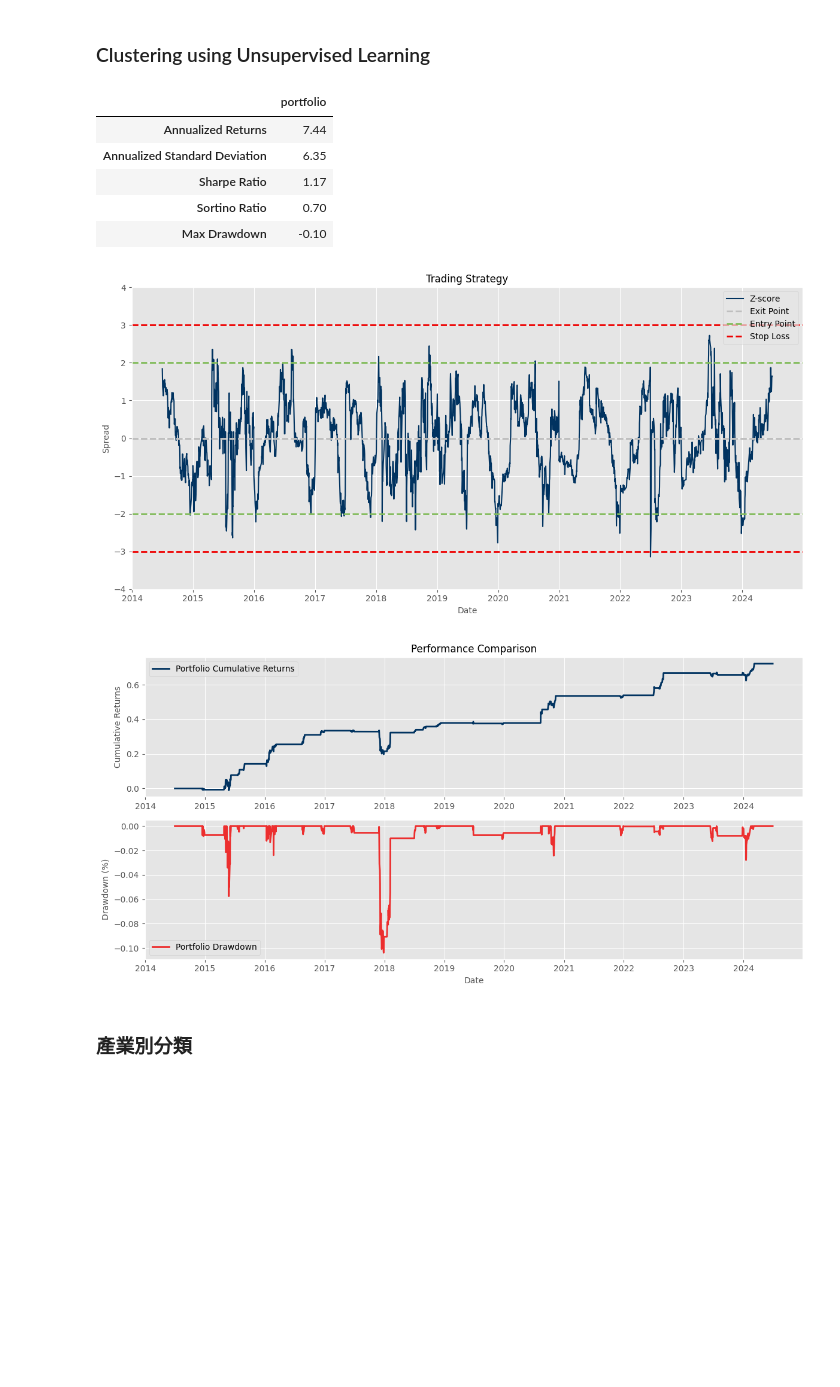
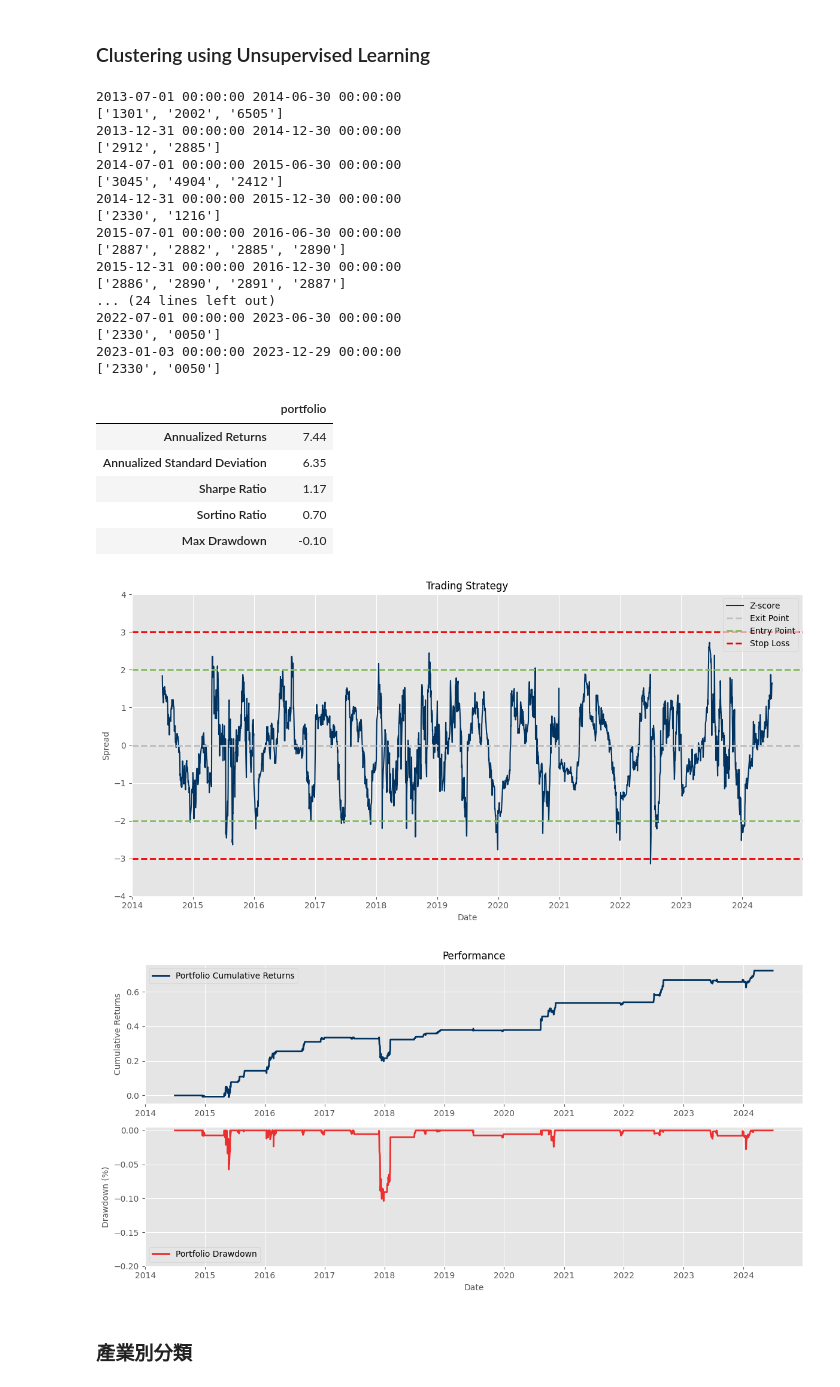
Before and after one commit to Maurice-1008/Pair_code, a Jupyter notebook: main.ipynb, the cells around one changed output. Saved outputs shown, nothing was run; the diff lists cells and outputs as text; code cells hidden in the pictures; blank space fills up the shorter version.

```diff
--- a/main.ipynb
+++ b/main.ipynb
@@ -608,7 +608,7 @@ class Performance:
             plt.plot(_benchmark_cum_rtn.index, _benchmark_cum_rtn, label='Benchmark Cumulative Returns', color='#83bc5c', linewidth=2)
 
         # Formatting
-        plt.title('Performance Comparison', fontsize=12)
+        plt.title('Performance', fontsize=12)
         plt.ylabel('Cumulative Returns', fontsize=10)
         plt.legend(loc='best', framealpha=0.7)
 
@@ -626,6 +626,7 @@ class Performance:
         plt.xlabel('Date', fontsize=10)
         plt.ylabel('Drawdown (%)', fontsize=10)
         plt.legend(loc='best', framealpha=0.7)
+        plt.yticks(np.arange(-0.2, 0.05, 0.05))
 
         plt.tight_layout()
 
@@ -690,7 +691,7 @@ for i in range(1, len(inSample)+1):
             backtest = Backtest(inSample=_inSample, outofSample=_outofSample, entry_point=entry_point, exit_point=exit_point, stop_loss=stop_loss)
             weights[i] = pd.DataFrame({"Asset": selected_columns, "Weight": backtest.weight()}, index=[i]*10)
             zscore[i] = pd.DataFrame({"Z-score": backtest.z_score()}, index = _outofSample.index)
-            signal[i] = pd.DataFrame({"Z-score": backtest.z_score()}, index=_outofSample.index)
+            signal[i] = backtest.signal()
             portfolio[i] = backtest.port_rtn()
 
             cointegrated = True
@@ -723,6 +724,12 @@ plt.ylabel('Values', fontsize=10)
 plt.legend(loc='best', framealpha=0.7)
 plt.tight_layout()  # Optimize layout
 
+# Save results to CSV files
+weights.to_csv('Portfolio_Weights.csv', index=True)
+zscore.to_csv('Zscore.csv', index=True)
+signal.to_csv('Signal.csv', index=True)
+portfolio.to_csv('Portfolio_Return.csv', index=True)
+
 performance = Performance(portfolio = portfolio)
 performance.plot_performance()
 performance.summary_table()
@@ -862,6 +869,9 @@ for i in range(1, len(inSample)+1):
                 index=[i]*len(selected_columns)  # 使用實際選擇的股票數量
             )
 
+            print(inSample[i].index[0], inSample[i].index[-1])
+            print(selected_columns)
+
             zscore[i] = pd.DataFrame({"Z-score": backtest.z_score()}, index = _outofSample.index)
             signal[i] = backtest.signal()
             portfolio[i] = backtest.port_rtn()
@@ -913,34 +923,57 @@ portfolio = pd.concat(portfolio.values(), axis = 0)  # 日報酬
 ### Plot z-score and signals
 plt.figure(figsize=(12, 6))
 
 plt.plot(zscore.index, zscore.iloc[:,0], label='Z-score', color='#013360', linewidth=1.5)
 plt.axhline(y=-exit_point, color='#bfbfbf', linestyle='--', linewidth=2, label='Exit Point')
 plt.axhline(y=exit_point, color='#bfbfbf', linestyle='--', linewidth=2)
 plt.axhline(y=-entry_point, color='#83bc5c', linestyle='--', linewidth=2, label='Entry Point')
 plt.axhline(y=entry_point, color='#83bc5c', linestyle='--', linewidth=2)
 plt.axhline(y=-stop_loss, color='#ee0000', linestyle='--', linewidth=2, label='Stop Loss')
 plt.axhline(y=stop_loss, color='#ee0000', linestyle='--', linewidth=2)
 
 # Formatting
 plt.yticks(np.arange(-4, 5, 1))  # Tick settings
 plt.title("Trading Strategy", fontsize=12)
 plt.xlabel('Date', fontsize=10)
 plt.ylabel('Spread', fontsize=10)
 plt.legend(loc='best', framealpha=0.7)
 plt.tight_layout()  # Optimize layout
 
+# Save results to CSV files
+weights.to_csv('Portfolio_Weights.csv', index=True)
+zscore.to_csv('Zscore.csv', index=True)
+signal.to_csv('Signal.csv', index=True)
+portfolio.to_csv('Portfolio_Return.csv', index=True)
+
 performance = Performance(portfolio = portfolio)
 performance.plot_performance()
 performance.summary_table()
 # %% [output]
+2013-07-01 00:00:00 2014-06-30 00:00:00
+['1301', '2002', '6505']
+2013-12-31 00:00:00 2014-12-30 00:00:00
+['2912', '2885']
+2014-07-01 00:00:00 2015-06-30 00:00:00
+['3045', '4904', '2412']
+2014-12-31 00:00:00 2015-12-30 00:00:00
+['2330', '1216']
+2015-07-01 00:00:00 2016-06-30 00:00:00
+['2887', '2882', '2885', '2890']
+2015-12-31 00:00:00 2016-12-30 00:00:00
+['2886', '2890', '2891', '2887']
+... (24 lines left out)
+2022-07-01 00:00:00 2023-06-30 00:00:00
+['2330', '0050']
+2023-01-03 00:00:00 2023-12-29 00:00:00
+['2330', '0050']
 |  | portfolio |
 | Annualized Returns | 7.44 |
 | Annualized Standard Deviation | 6.35 |
 | Sharpe Ratio | 1.17 |
 | Sortino Ratio | 0.70 |
 | Max Drawdown | -0.10 |
 [figure]
-[figure, old version]
+[figure, new version]
 # %% [markdown]
 ### 產業別分類
 # %%
```
Also changed, not shown: parts of 5 cells of this notebook.
